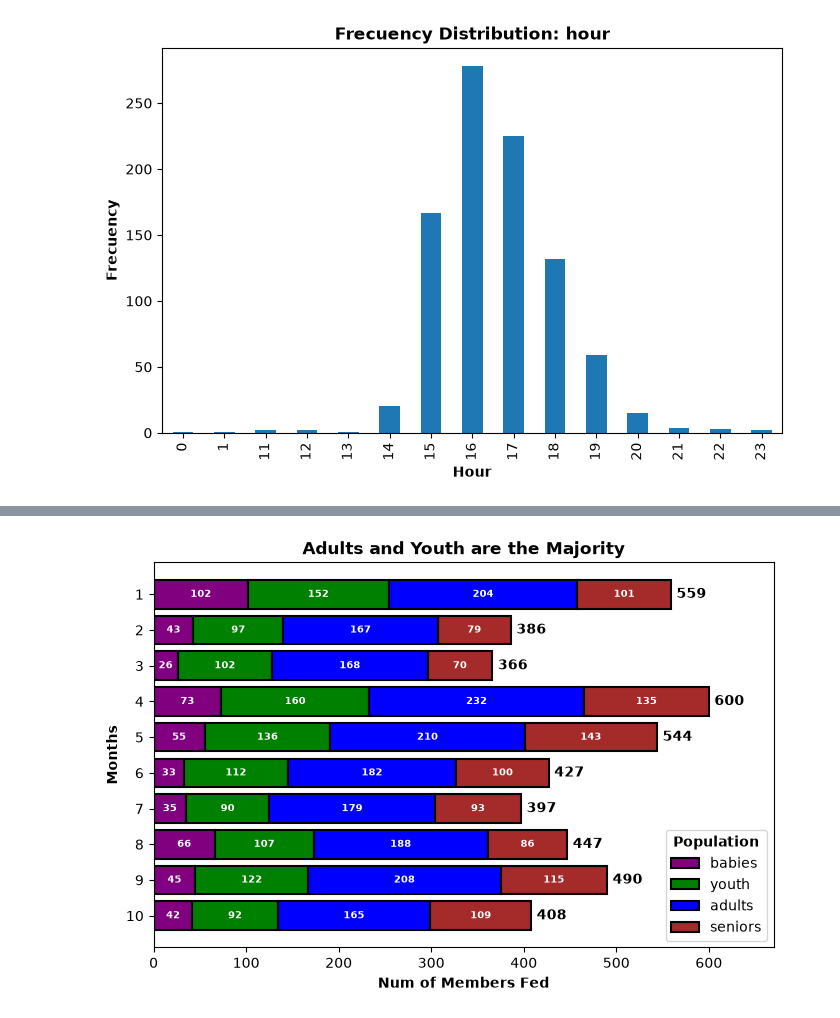
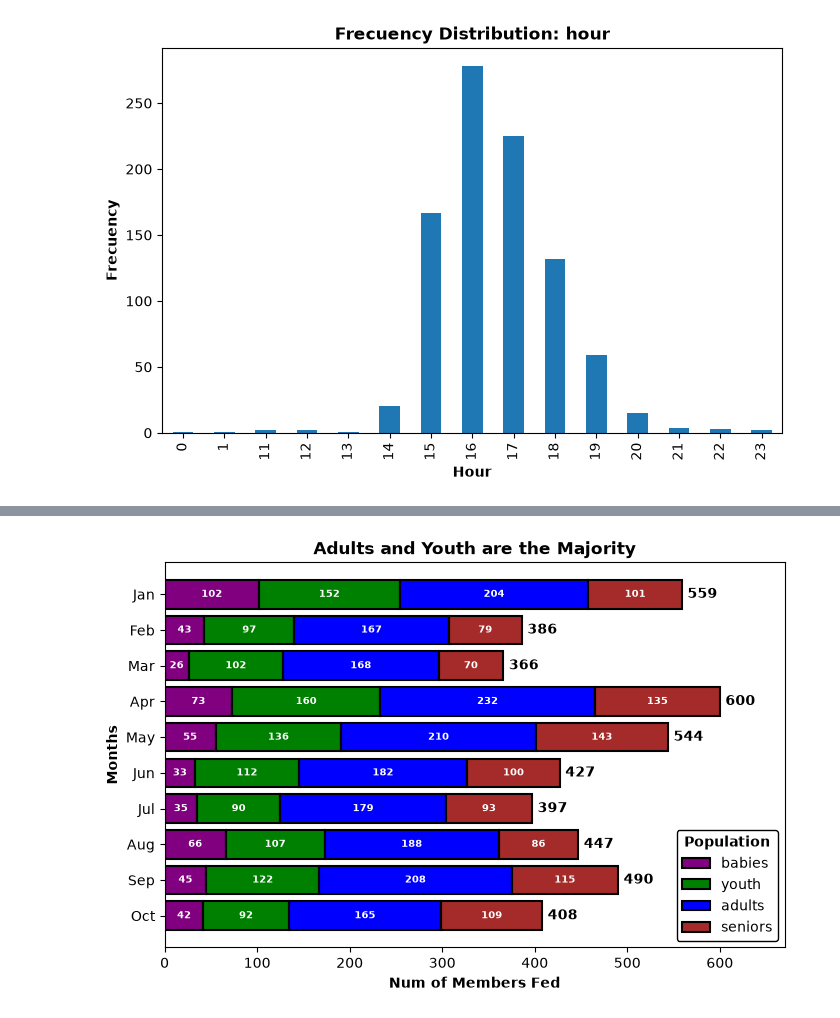
Before and after one commit to jp21bp/WAWAC_FoodProgram, a Jupyter notebook: eda.ipynb, the cells around one changed output, grey strips where cells are left out. Saved outputs shown, nothing was run; the diff lists cells and outputs as text; code cells hidden in the pictures.

```diff
--- a/eda.ipynb
+++ b/eda.ipynb
@@ -34,7 +34,7 @@ DATA_PATH = os.path.join(
 )
 
 ##### Common variables
-months=[
+MONTHS=[
     'Jan', 'Feb', 'Mar', 'Apr', 'May',
     'Jun', 'Jul', 'Aug', 'Sep', 'Oct'
 ]
@@ -254,7 +254,7 @@ for month_num in num_unique_months:
         df_complete_m_h_change[
             df_complete_m_h_change['month'] == (month_num + 1)
         ]['num_clients'],
-        label = months[month_num],
+        label = MONTHS[month_num],
         color= month_colors[month_num],
         marker='o',
         alpha=0.38
@@ -273,7 +273,9 @@ ax.set_xlabel('Hour', fontweight='bold')
 ax.set_xticks(num_unique_hours)
 ax.set_xticklabels([str(v) for v in np.sort(all_hours)])
 ax.legend(
-    title='Month'
+    title='Month',
+    framealpha=1,
+    edgecolor='black'
 )
 ax.set_title(
     'Visitors Peak between 16:00 - 17:00',
@@ -436,7 +438,7 @@ df_clients_per_zip = df.groupby(
 ).agg(
     num_clients = pd.NamedAgg(
         column='first_name',
-        aggfunc= lambda series: series.nunique()
+        aggfunc= lambda series: series.count()
     )
 ).sort_values(
     by=['month', 'num_clients'],
@@ -486,7 +488,7 @@ ax.invert_yaxis()
 ax.set_xlim(0,36)
 ax.set_xlabel('Num of Visitors', fontweight='bold')
 ax.set_yticks(y_positions)
-ax.set_yticklabels(months)
+ax.set_yticklabels(MONTHS)
 ax.set_ylabel('Month', fontweight='bold')
 legend = ax.legend(title='Zipcode')
 legend.get_title().set_fontweight('bold')
@@ -515,7 +624,7 @@ df_m_z_s_c = df.groupby(
 ).agg(
     num_clients = pd.NamedAgg(
         column='first_name',
-        aggfunc= lambda series: series.nunique()
+        aggfunc= lambda series: series.count()
     ),
     avg_size = pd.NamedAgg(
         column='number_household_sum',
@@ -599,6 +708,7 @@ for i, zipcode in enumerate(zipcodes):
 ### Final configs
 ## X Axis
 ax1.set_xticks(range(len(months)))
+ax1.set_xticklabels(MONTHS)
 ax1.set_xlabel('Months', fontweight='bold')
 ## Bar graph
 ax1.set_ylim(0,85)
@@ -711,36 +844,40 @@ for i, cat in enumerate(categories):
             color="white", fontsize=7, fontweight="bold",
             rotation=90 if valor < 4 else 0
         )
     left_accum += num_members
     ### Creating sum - outer text
 ax.bar_label(
     bars,
     labels = [str(v) for v in df_month_nums['monthly_sum'].values],
     label_type='edge',
     fontweight='bold',
     color = 'black',
     padding=4
 )
 
 ### Configs finales
 ## Y Axis
 ax.set_yticks(range(len(months)))
-ax.set_yticklabels(months)
+ax.set_yticklabels(MONTHS)
 ax.set_ylabel('Months', fontweight='bold')
 ## X Axis
 ax.set_xlim(0, max(df_month_nums['monthly_sum'].values) + 70)
 ax.set_xlabel('Num of Members Fed', fontweight='bold')
 ## Show
-legend = ax.legend(title='Population')
+legend = ax.legend(
+    title='Population',
+    framealpha=1,
+    edgecolor='black'
+)
 legend.get_title().set_fontweight('bold')
 ax.set_title(
     "Adults and Youth are the Majority",
     fontweight='bold'
 )
 ax.invert_yaxis()
 plt.show()
 # %% [output]
-[figure, old version]
+[figure, new version]
 # %%
 df.info()
 # %% [output]
```
Also changed, not shown: parts of 7 cells of this notebook.
